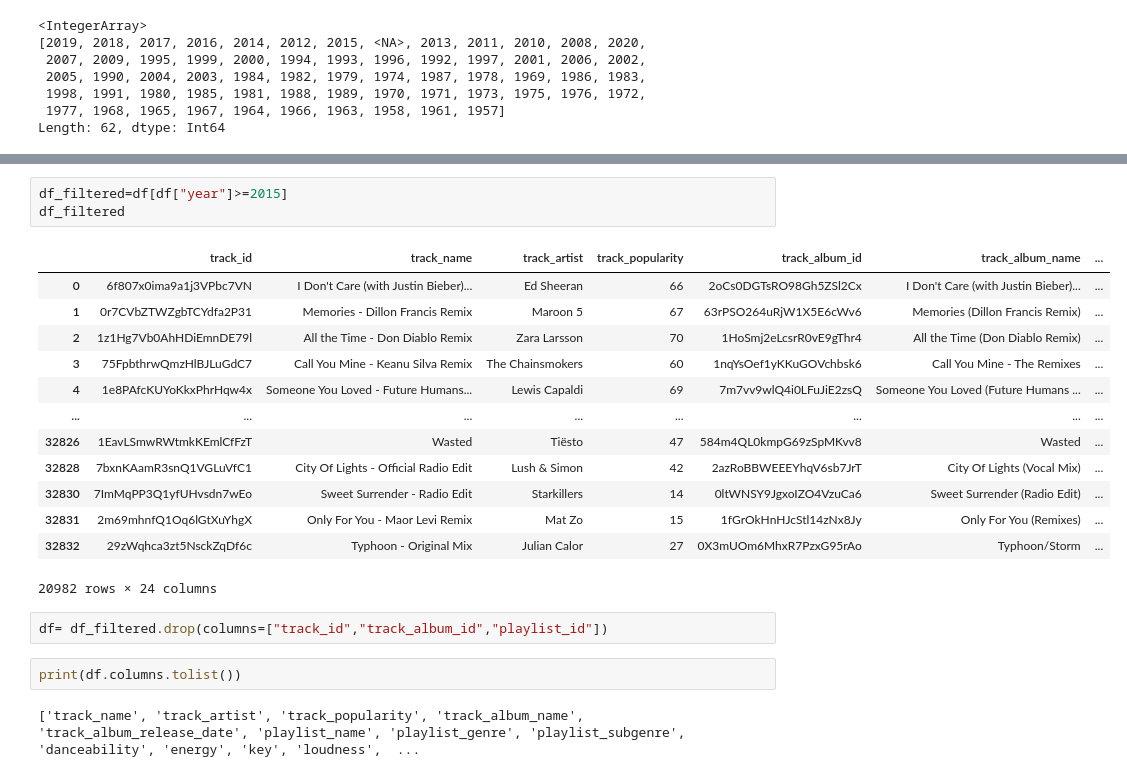
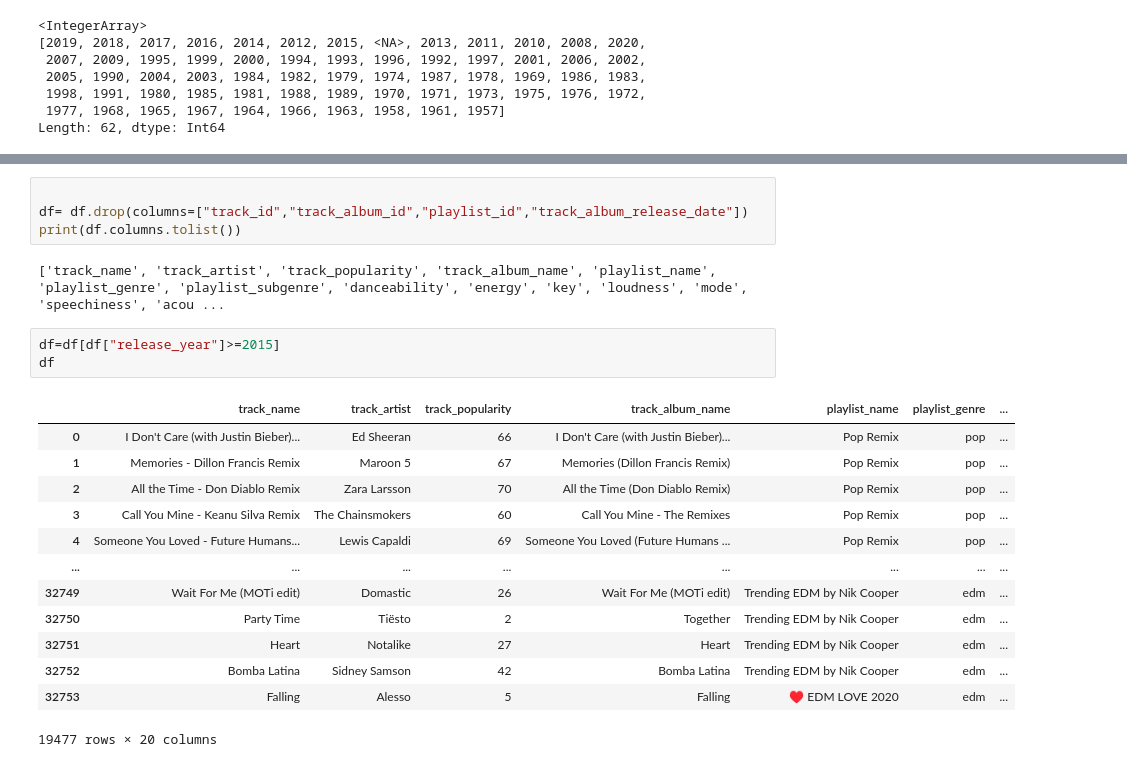
Before and after one commit to brobers0339/Spotify_Final_Project_H501, a Jupyter notebook: Spotify_Project.ipynb, the cells around one changed output, grey strips where cells are left out. Saved outputs shown, nothing was run; the diff lists cells and outputs as text.

```diff
--- a/Spotify_Project.ipynb
+++ b/Spotify_Project.ipynb
@@ -81,26 +81,26 @@ release_year
 2018    3312
 2019    9079
 2020     785
+# %%
+
+df= df.drop(columns=["track_id","track_album_id","playlist_id","track_album_release_date"])
+print(df.columns.tolist())
+# %% [output]
+['track_name', 'track_artist', 'track_popularity', 'track_album_name', 'playlist_name', 'playlist_genre', 'playlist_subgenre', 'danceability', 'energy', 'key', 'loudness', 'mode', 'speechiness', 'acou ...
 # %%
-df_filtered=df[df["year"]>=2015]
-df_filtered
+df=df[df["release_year"]>=2015]
+df
 # %% [output]
-|  | track_id | track_name | track_artist | track_popularity | track_album_id | track_album_name | ... |
-| 0 | 6f807x0ima9a1j3VPbc7VN | I Don't Care (with Justin Bieber)... | Ed Sheeran | 66 | 2oCs0DGTsRO98Gh5ZSl2Cx | I Don't Care (with Justin Bieber)... | ... |
-| 1 | 0r7CVbZTWZgbTCYdfa2P31 | Memories - Dillon Francis Remix | Maroon 5 | 67 | 63rPSO264uRjW1X5E6cWv6 | Memories (Dillon Francis Remix) | ... |
-| 2 | 1z1Hg7Vb0AhHDiEmnDE79l | All the Time - Don Diablo Remix | Zara Larsson | 70 | 1HoSmj2eLcsrR0vE9gThr4 | All the Time (Don Diablo Remix) | ... |
-| 3 | 75FpbthrwQmzHlBJLuGdC7 | Call You Mine - Keanu Silva Remix | The Chainsmokers | 60 | 1nqYsOef1yKKuGOVchbsk6 | Call You Mine - The Remixes | ... |
-| 4 | 1e8PAfcKUYoKkxPhrHqw4x | Someone You Loved - Future Humans... | Lewis Capaldi | 69 | 7m7vv9wlQ4i0LFuJiE2zsQ | Someone You Loved (Future Humans ... | ... |
+|  | track_name | track_artist | track_popularity | track_album_name | playlist_name | playlist_genre | ... |
+| 0 | I Don't Care (with Justin Bieber)... | Ed Sheeran | 66 | I Don't Care (with Justin Bieber)... | Pop Remix | pop | ... |
+| 1 | Memories - Dillon Francis Remix | Maroon 5 | 67 | Memories (Dillon Francis Remix) | Pop Remix | pop | ... |
+| 2 | All the Time - Don Diablo Remix | Zara Larsson | 70 | All the Time (Don Diablo Remix) | Pop Remix | pop | ... |
+| 3 | Call You Mine - Keanu Silva Remix | The Chainsmokers | 60 | Call You Mine - The Remixes | Pop Remix | pop | ... |
+| 4 | Someone You Loved - Future Humans... | Lewis Capaldi | 69 | Someone You Loved (Future Humans ... | Pop Remix | pop | ... |
 | ... | ... | ... | ... | ... | ... | ... | ... |
-| 32826 | 1EavLSmwRWtmkKEmlCfFzT | Wasted | Tiësto | 47 | 584m4QL0kmpG69zSpMKvv8 | Wasted | ... |
-| 32828 | 7bxnKAamR3snQ1VGLuVfC1 | City Of Lights - Official Radio Edit | Lush & Simon | 42 | 2azRoBBWEEEYhqV6sb7JrT | City Of Lights (Vocal Mix) | ... |
-| 32830 | 7ImMqPP3Q1yfUHvsdn7wEo | Sweet Surrender - Radio Edit | Starkillers | 14 | 0ltWNSY9JgxoIZO4VzuCa6 | Sweet Surrender (Radio Edit) | ... |
-| 32831 | 2m69mhnfQ1Oq6lGtXuYhgX | Only For You - Maor Levi Remix | Mat Zo | 15 | 1fGrOkHnHJcStl14zNx8Jy | Only For You (Remixes) | ... |
-| 32832 | 29zWqhca3zt5NsckZqDf6c | Typhoon - Original Mix | Julian Calor | 27 | 0X3mUOm6MhxR7PzxG95rAo | Typhoon/Storm | ... |
+| 32749 | Wait For Me (MOTi edit) | Domastic | 26 | Wait For Me (MOTi edit) | Trending EDM by Nik Cooper | edm | ... |
+| 32750 | Party Time | Tiësto | 2 | Together | Trending EDM by Nik Cooper | edm | ... |
+| 32751 | Heart | Notalike | 27 | Heart | Trending EDM by Nik Cooper | edm | ... |
+| 32752 | Bomba Latina | Sidney Samson | 42 | Bomba Latina | Trending EDM by Nik Cooper | edm | ... |
+| 32753 | Falling | Alesso | 5 | Falling | ♥ EDM LOVE 2020 | edm | ... |
-20982 rows × 24 columns
+19477 rows × 20 columns
-# %%
-df= df_filtered.drop(columns=["track_id","track_album_id","playlist_id"])
-# %%
-print(df.columns.tolist())
-# %% [output]
-['track_name', 'track_artist', 'track_popularity', 'track_album_name', 'track_album_release_date', 'playlist_name', 'playlist_genre', 'playlist_subgenre', 'danceability', 'energy', 'key', 'loudness',  ...
```
Also changed, not shown: parts of 3 cells of this notebook.
